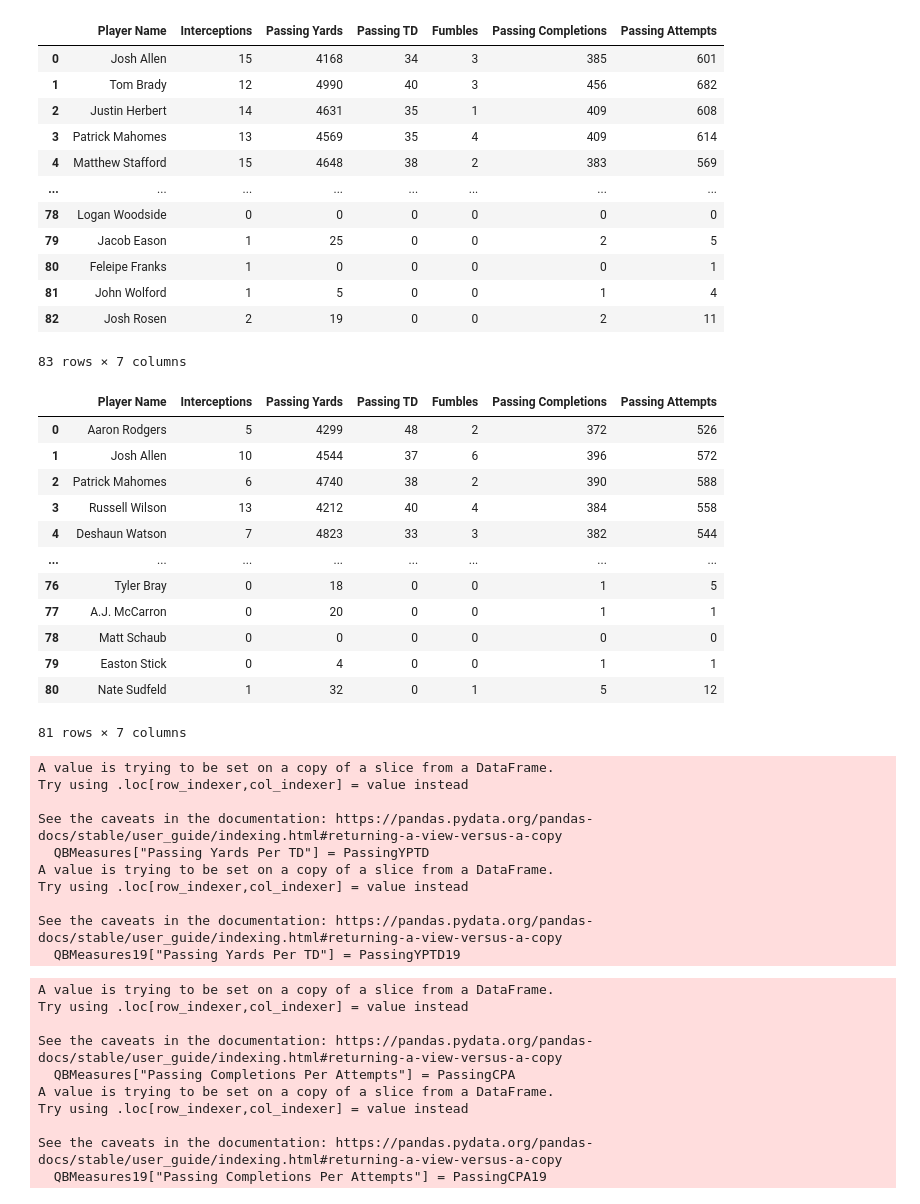
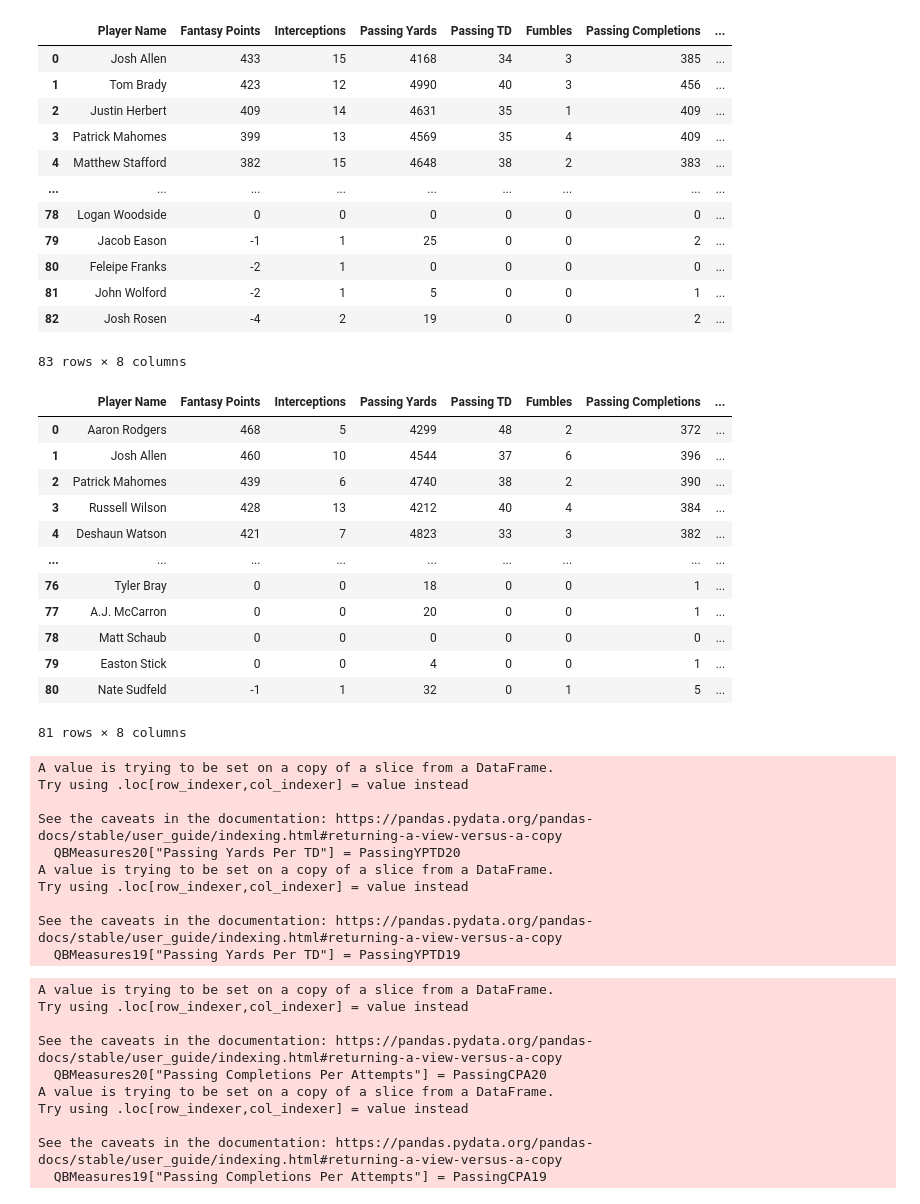
Before and after one commit to 86burke/Runtime-Terror, a Jupyter notebook: Anderson/Predictive Model.ipynb, the cells around one changed output. Saved outputs shown, nothing was run; the diff lists cells and outputs as text; code cells hidden in the pictures.

```diff
--- a/Anderson/Predictive Model.ipynb
+++ b/Anderson/Predictive Model.ipynb
@@ -24,38 +36,38 @@ import numpy as np
 # %%
-qbdf = pd.read_csv("QBStats.csv")
+qbdf20 = pd.read_csv("QBStats2020.csv")
 qbdf19 = pd.read_csv("QBStats2019.csv")
 # %%
-QBMeasures = qbdf[["Player Name","Interceptions","Passing Yards", "Passing TD","Fumbles","Passing Completions","Passing Attempts"]]
-QBMeasures
+QBMeasures20 = qbdf20[["Player Name","Fantasy Points","Interceptions","Passing Yards", "Passing TD","Fumbles","Passing Completions","Passing Attempts"]]
+QBMeasures20
 # %% [output]
-|  | Player Name | Interceptions | Passing Yards | Passing TD | Fumbles | Passing Completions | Passing Attempts |
-| 0 | Josh Allen | 15 | 4168 | 34 | 3 | 385 | 601 |
-| 1 | Tom Brady | 12 | 4990 | 40 | 3 | 456 | 682 |
-| 2 | Justin Herbert | 14 | 4631 | 35 | 1 | 409 | 608 |
-| 3 | Patrick Mahomes | 13 | 4569 | 35 | 4 | 409 | 614 |
-| 4 | Matthew Stafford | 15 | 4648 | 38 | 2 | 383 | 569 |
-| ... | ... | ... | ... | ... | ... | ... | ... |
-| 78 | Logan Woodside | 0 | 0 | 0 | 0 | 0 | 0 |
-| 79 | Jacob Eason | 1 | 25 | 0 | 0 | 2 | 5 |
-| 80 | Feleipe Franks | 1 | 0 | 0 | 0 | 0 | 1 |
-| 81 | John Wolford | 1 | 5 | 0 | 0 | 1 | 4 |
-| 82 | Josh Rosen | 2 | 19 | 0 | 0 | 2 | 11 |
+|  | Player Name | Fantasy Points | Interceptions | Passing Yards | Passing TD | Fumbles | Passing Completions | ... |
+| 0 | Josh Allen | 433 | 15 | 4168 | 34 | 3 | 385 | ... |
+| 1 | Tom Brady | 423 | 12 | 4990 | 40 | 3 | 456 | ... |
+| 2 | Justin Herbert | 409 | 14 | 4631 | 35 | 1 | 409 | ... |
+| 3 | Patrick Mahomes | 399 | 13 | 4569 | 35 | 4 | 409 | ... |
+| 4 | Matthew Stafford | 382 | 15 | 4648 | 38 | 2 | 383 | ... |
+| ... | ... | ... | ... | ... | ... | ... | ... | ... |
+| 78 | Logan Woodside | 0 | 0 | 0 | 0 | 0 | 0 | ... |
+| 79 | Jacob Eason | -1 | 1 | 25 | 0 | 0 | 2 | ... |
+| 80 | Feleipe Franks | -2 | 1 | 0 | 0 | 0 | 0 | ... |
+| 81 | John Wolford | -2 | 1 | 5 | 0 | 0 | 1 | ... |
+| 82 | Josh Rosen | -4 | 2 | 19 | 0 | 0 | 2 | ... |
-83 rows × 7 columns
+83 rows × 8 columns
 # %%
-QBMeasures19 = qbdf19[["Player Name","Interceptions","Passing Yards", "Passing TD","Fumbles","Passing Completions","Passing Attempts"]]
+QBMeasures19 = qbdf19[["Player Name","Fantasy Points","Interceptions","Passing Yards", "Passing TD","Fumbles","Passing Completions","Passing Attempts"]]
 QBMeasures19
 # %% [output]
-|  | Player Name | Interceptions | Passing Yards | Passing TD | Fumbles | Passing Completions | Passing Attempts |
-| 0 | Aaron Rodgers | 5 | 4299 | 48 | 2 | 372 | 526 |
-| 1 | Josh Allen | 10 | 4544 | 37 | 6 | 396 | 572 |
-| 2 | Patrick Mahomes | 6 | 4740 | 38 | 2 | 390 | 588 |
-| 3 | Russell Wilson | 13 | 4212 | 40 | 4 | 384 | 558 |
-| 4 | Deshaun Watson | 7 | 4823 | 33 | 3 | 382 | 544 |
-| ... | ... | ... | ... | ... | ... | ... | ... |
-| 76 | Tyler Bray | 0 | 18 | 0 | 0 | 1 | 5 |
-| 77 | A.J. McCarron | 0 | 20 | 0 | 0 | 1 | 1 |
-| 78 | Matt Schaub | 0 | 0 | 0 | 0 | 0 | 0 |
-| 79 | Easton Stick | 0 | 4 | 0 | 0 | 1 | 1 |
-| 80 | Nate Sudfeld | 1 | 32 | 0 | 1 | 5 | 12 |
+|  | Player Name | Fantasy Points | Interceptions | Passing Yards | Passing TD | Fumbles | Passing Completions | ... |
+| 0 | Aaron Rodgers | 468 | 5 | 4299 | 48 | 2 | 372 | ... |
+| 1 | Josh Allen | 460 | 10 | 4544 | 37 | 6 | 396 | ... |
+| 2 | Patrick Mahomes | 439 | 6 | 4740 | 38 | 2 | 390 | ... |
+| 3 | Russell Wilson | 428 | 13 | 4212 | 40 | 4 | 384 | ... |
+| 4 | Deshaun Watson | 421 | 7 | 4823 | 33 | 3 | 382 | ... |
+| ... | ... | ... | ... | ... | ... | ... | ... | ... |
+| 76 | Tyler Bray | 0 | 0 | 18 | 0 | 0 | 1 | ... |
+| 77 | A.J. McCarron | 0 | 0 | 20 | 0 | 0 | 1 | ... |
+| 78 | Matt Schaub | 0 | 0 | 0 | 0 | 0 | 0 | ... |
+| 79 | Easton Stick | 0 | 0 | 4 | 0 | 0 | 1 | ... |
+| 80 | Nate Sudfeld | -1 | 1 | 32 | 0 | 1 | 5 | ... |
-81 rows × 7 columns
+81 rows × 8 columns
 # %%
@@ -64,28 +76,28 @@ PassingCPA = QBMeasures['Passing Completions']/QBMeasures['Passing Attempts']
 PassingYPTD19 = QBMeasures19['Passing Yards']/QBMeasures19['Passing TD']
 PassingCPA19 = QBMeasures19['Passing Completions']/QBMeasures19['Passing Attempts']
 # %%
-QBMeasures["Passing Yards Per TD"] = PassingYPTD
+QBMeasures20["Passing Yards Per TD"] = PassingYPTD20
 QBMeasures19["Passing Yards Per TD"] = PassingYPTD19
 # %% [output]
 A value is trying to be set on a copy of a slice from a DataFrame.
 Try using .loc[row_indexer,col_indexer] = value instead
 
 See the caveats in the documentation: https://pandas.pydata.org/pandas-docs/stable/user_guide/indexing.html#returning-a-view-versus-a-copy
-  QBMeasures["Passing Yards Per TD"] = PassingYPTD
+  QBMeasures20["Passing Yards Per TD"] = PassingYPTD20
 A value is trying to be set on a copy of a slice from a DataFrame.
 Try using .loc[row_indexer,col_indexer] = value instead
 
 See the caveats in the documentation: https://pandas.pydata.org/pandas-docs/stable/user_guide/indexing.html#returning-a-view-versus-a-copy
   QBMeasures19["Passing Yards Per TD"] = PassingYPTD19
 # %%
-QBMeasures["Passing Completions Per Attempts"] = PassingCPA
+QBMeasures20["Passing Completions Per Attempts"] = PassingCPA20
 QBMeasures19["Passing Completions Per Attempts"] = PassingCPA19
 # %% [output]
 A value is trying to be set on a copy of a slice from a DataFrame.
 Try using .loc[row_indexer,col_indexer] = value instead
 
 See the caveats in the documentation: https://pandas.pydata.org/pandas-docs/stable/user_guide/indexing.html#returning-a-view-versus-a-copy
-  QBMeasures["Passing Completions Per Attempts"] = PassingCPA
+  QBMeasures20["Passing Completions Per Attempts"] = PassingCPA20
 A value is trying to be set on a copy of a slice from a DataFrame.
 Try using .loc[row_indexer,col_indexer] = value instead
 
```
Also changed, not shown: parts of 48 cells of this notebook, 1 other file.
